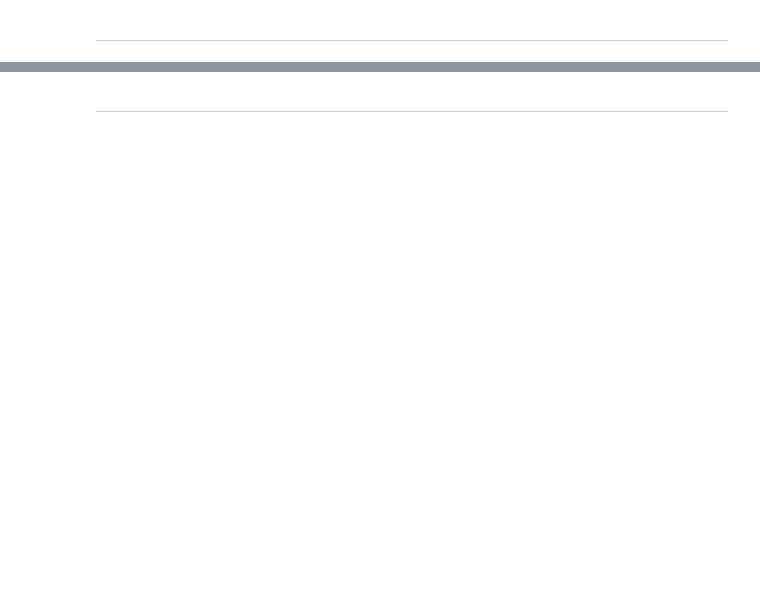
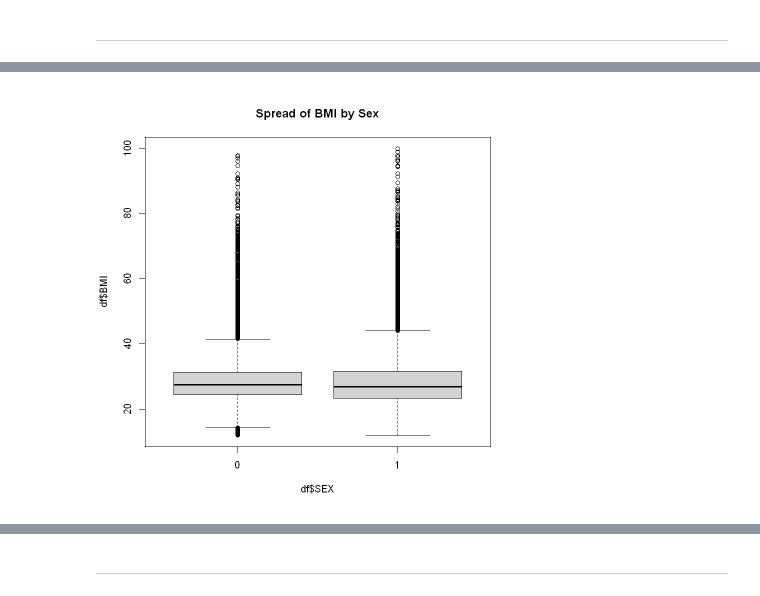
Before and after one commit to tyg3rr/HM878-Biostats, a Jupyter notebook: Problem Set 2 MANOVA .ipynb, the cells around one changed output, grey strips where cells are left out. Cells and saved outputs as stored; diff of their text form; code cells hidden in the pictures; blank space fills up the shorter version.

```diff
--- a/Problem Set 2 MANOVA .ipynb
+++ b/Problem Set 2 MANOVA .ipynb
@@ -26,0 +50,4 @@ answer these questions
+# %%
+boxplot(df$BMI ~ df$SEX, main='Spread of BMI by Sex')
+# %% [output]
+[figure, added]
```
Also changed, not shown: parts of 65 cells of this notebook.
